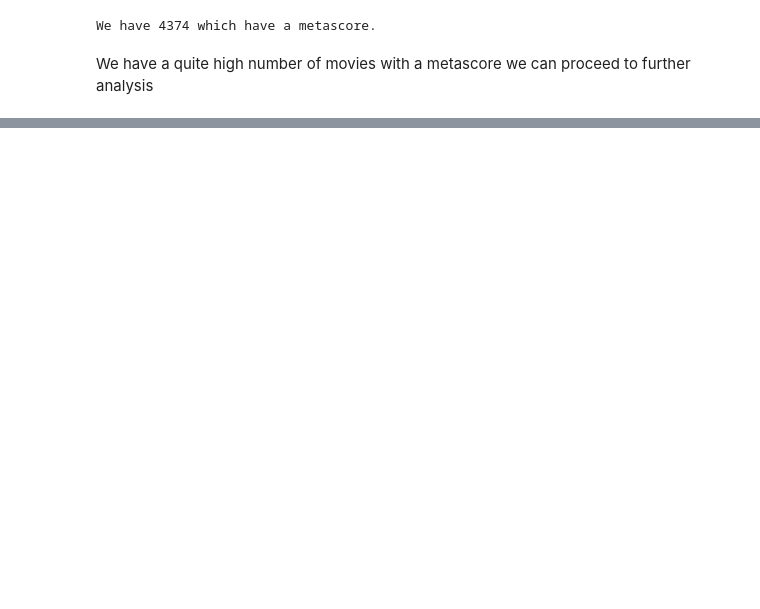
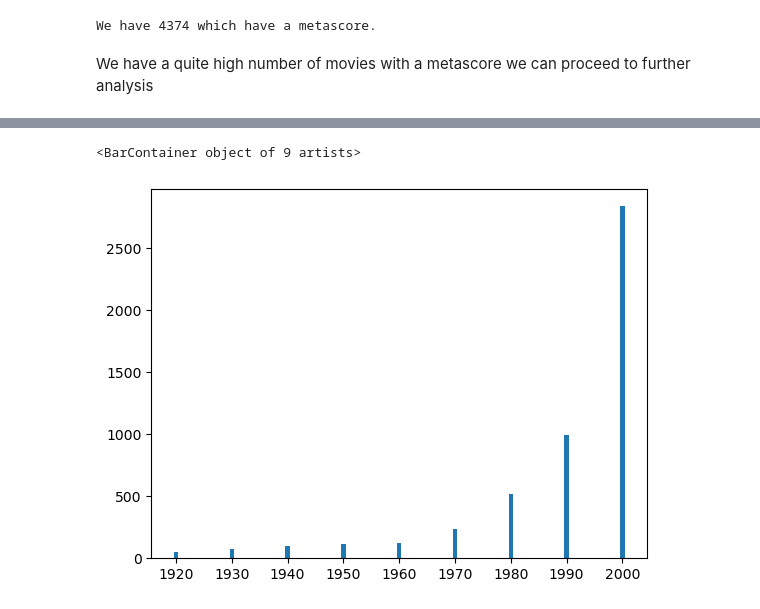
Before and after one commit to epfl-ada/ada-2022-project-nonansland22, a Jupyter notebook: Project_NoNansLand.ipynb, the cells around one changed output, grey strips where cells are left out. Cells and saved outputs as stored; diff of their text form; code cells hidden in the pictures; blank space fills up the shorter version.

Commit message:
Filtered datasets csv + Metacritic visualization

```diff
--- a/Project_NoNansLand.ipynb
+++ b/Project_NoNansLand.ipynb
@@ -708,0 +729,16 @@ We can see that a great part of the dataset is composed of american movies, we d
+# %%
+import pandas as pd
+import matplotlib.pyplot as plt
+from datetime import datetime #useful for date and time handling
+import requests #used for getting data on the internet
+from itertools import combinations  #used to create unique pairs from a list
+import numpy as np
+import plotly.express as px  #for plots with integrated cursor for better visualization
+#from pandas_profiling import ProfileReport
+
+DATA_FOLDER = "Data_filtered/"
+
+#Create dataframes from the orignal dataset
+moviedata_filtered = pd.read_csv(DATA_FOLDER + 'moviedata_filtered.csv', index_col = 'wiki_id')
+charadata_filtered = pd.read_csv(DATA_FOLDER + 'charadata_filtered.csv', index_col = 'wiki_id')
+plots_filtered =  pd.read_csv(DATA_FOLDER + 'plots_filtered.csv', index_col = 'wiki_id')
@@ -1212,6 +1256,11 @@ metascore.head()
 | 2 | After Life | 12-May-99 | Drama,Fantasy | 0 | 0 | 19 | 91 | 0 | ... |
 | 3 | Gavagai | 3-Aug-18 | Drama | 1 | 0 | 6 | 91 | 0 | ... |
 | 4 | The Hustler | 25-Sep-61 | Drama,Sport | 1 | 0 | 17 | 90 | 0 | ... |
+# %%
+metascore.release_date = pd.to_datetime(metascore.release_date.astype(str), errors = 'coerce')
+metascore['year'] = pd.DatetimeIndex(metascore['release_date']).year
+# %%
+metascore.year = metascore['year'].apply(lambda x : x - 100 if x > 2013 else x)
 # %%
 # We keep movies for which we have a metascore
 metascore.movie_title = metascore.movie_title.str.lower()
@@ -1223,3 +1272,6 @@ print("We have {} which have a metascore.".format(len(metascore_filtered)))
 We have 4374 which have a metascore.
 # %% [markdown]
 We have a quite high number of movies with a metascore we can proceed to further analysis
+# %%
+moviedata_score = moviedata_filtered.reset_index().merge(metascore_filtered, suffixes=('', '_2'), how="inner", left_on=["movie_name","release"], right_on=["movie_title","year"]).set_index('wiki_id')#.drop(columns= ["WikiQID"])
+len(moviedata_score)
@@ -1225,0 +1287,6 @@ We have a quite high number of movies with a metascore we can proceed to further
+# %%
+
+plt.bar(moviedata_score['decade'].sort_values().unique(), moviedata_score.groupby(['decade'])['release'].count())
+# %% [output]
+<BarContainer object of 9 artists>
+[figure, added]
```
Also changed, not shown: parts of 9 cells of this notebook, 3 other files.
